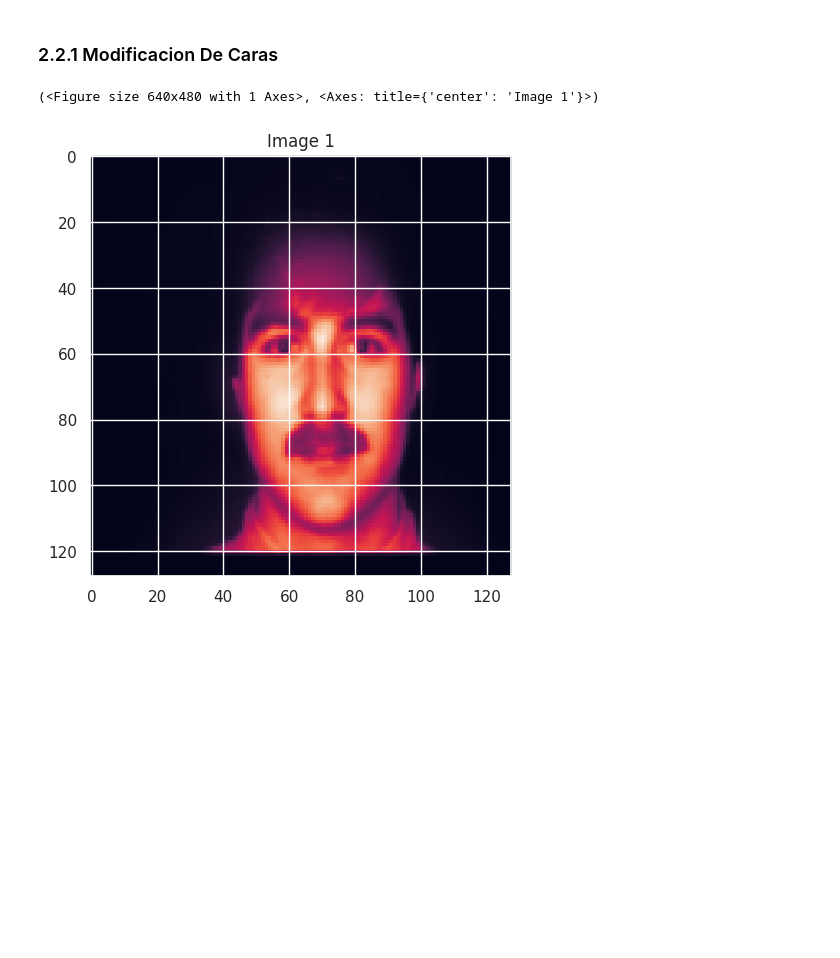
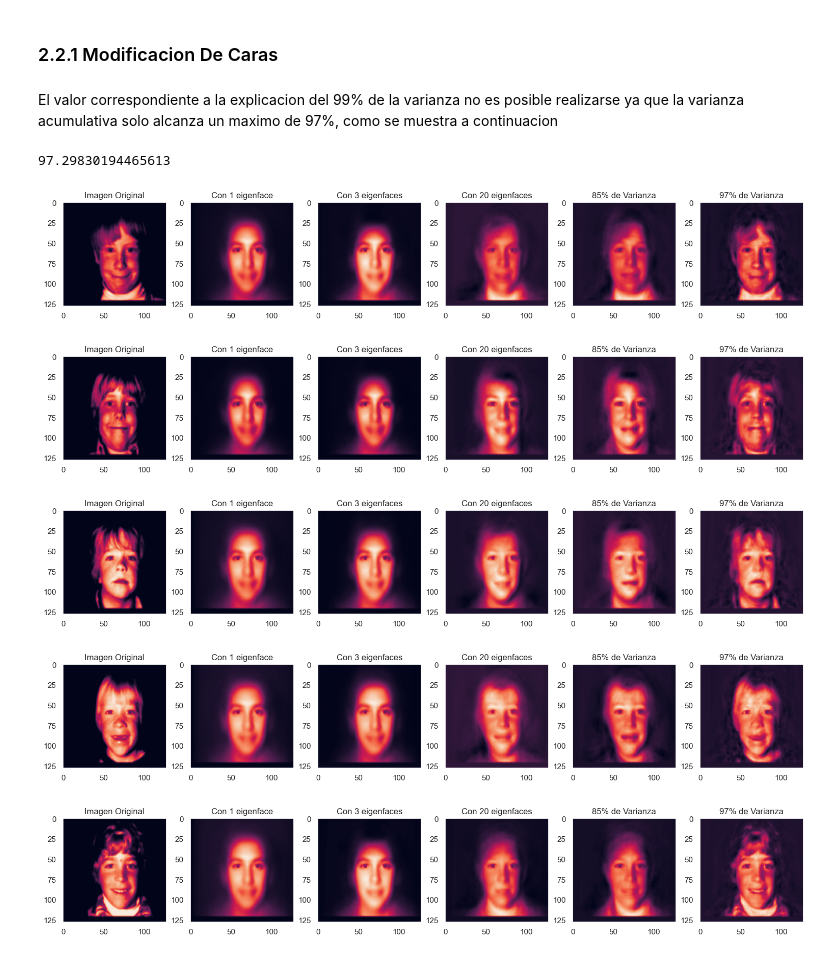
Before and after one commit to devBorisG/Estadistica-III, a Jupyter notebook: Tarea 2/main.ipynb, the cells around one changed output. Saved outputs shown, nothing was run; the diff lists cells and outputs as text; code cells hidden in the pictures; blank space fills up the shorter version.

```diff
--- a/Tarea 2/main.ipynb
+++ b/Tarea 2/main.ipynb
@@ -75,12 +73,15 @@ def plot_1_images(data, label="Image 1", ax=None):
     ax.set_title(label=label)
     return fig,ax
 # %%
-def plot_n_images(data):
+def plot_n_images(data, messages):
+    i = 0
     fn_shape = lambda X: X.reshape(128,128)
-    fig, ax = plt.subplots(1,len(data), constrained_layout=True)
+    fig, ax = plt.subplots(1,len(data), constrained_layout=True,figsize=(15,15))
     for item in range(len(data)):
         ax[item].imshow(fn_shape(data[item]))
-        ax[item].set_title(label="Image %s"% str(item+1))
+        ax[item].set_title(label=messages[i])
+        ax[item].grid(False)
+        i += 1
     plt.show()
 # %% [markdown]
 4. Se calcula el promedio de todos los datos obtenidos:
@@ -160,8 +158,56 @@ num_components_90
 # %% [markdown]
 ### 2.2.1 Modificacion De Caras
+# %% [markdown]
+El valor correspondiente a la explicacion del 99% de la varianza no es posible realizarse ya que la varianza acumulativa solo alcanza un maximo de 97%, como se muestra a continuacion
+# %%
+cumulative_variance[-1]
+# %% [output]
+97.29830194465613
 # %%
-face_1 = np.dot(x_reduced[0].reshape(1,-1),eigen_faces)
-plot_1_images(x_mean+eigen_faces[20:,:].sum(axis=0)+X[0])
+set_face_1 = [X[0],
+              np.dot(x_reduced[0].reshape(1,-1)[:,:1], eigen_faces[:1,:]) + x_mean,
+              np.dot(x_reduced[0].reshape(1,-1)[:,:3], eigen_faces[:3,:]) + x_mean,
+              np.dot(x_reduced[0].reshape(1,-1)[:,:20], eigen_faces[:20,:]) + x_mean,
+              np.dot(x_reduced[0].reshape(1,-1)[:,:(np.argmax(cumulative_variance >= 0.85) + 1)], eigen_faces[:(np.argmax(cumulative_variance >= 0.85) + 1),:]) + x_mean,
+              np.dot(x_reduced[0].reshape(1,-1)[:,:(np.argmax(cumulative_variance >= 0.97) + 1)], eigen_faces[:(np.argmax(cumulative_variance >= 0.97) + 1),:]) + x_mean]
+
+set_face_2 = [X[1],
+              np.dot(x_reduced[1].reshape(1,-1)[:,:1], eigen_faces[:1,:]) + x_mean,
+              np.dot(x_reduced[1].reshape(1,-1)[:,:3], eigen_faces[:3,:]) + x_mean,
+              np.dot(x_reduced[1].reshape(1,-1)[:,:20], eigen_faces[:20,:]) + x_mean,
+              np.dot(x_reduced[1].reshape(1,-1)[:,:(np.argmax(cumulative_variance >= 0.85) + 1)], eigen_faces[:(np.argmax(cumulative_variance >= 0.85) + 1),:]) + x_mean,
+              np.dot(x_reduced[1].reshape(1,-1)[:,:(np.argmax(cumulative_variance >= 0.97) + 1)], eigen_faces[:(np.argmax(cumulative_variance >= 0.97) + 1),:]) + x_mean]
+
+set_face_3 = [X[2],
+              np.dot(x_reduced[2].reshape(1,-1)[:,:1], eigen_faces[:1,:]) + x_mean,
+              np.dot(x_reduced[2].reshape(1,-1)[:,:3], eigen_faces[:3,:]) + x_mean,
+              np.dot(x_reduced[2].reshape(1,-1)[:,:20], eigen_faces[:20,:]) + x_mean,
+              np.dot(x_reduced[2].reshape(1,-1)[:,:(np.argmax(cumulative_variance >= 0.85) + 1)], eigen_faces[:(np.argmax(cumulative_variance >= 0.85) + 1),:]) + x_mean,
+              np.dot(x_reduced[2].reshape(1,-1)[:,:(np.argmax(cumulative_variance >= 0.97) + 1)], eigen_faces[:(np.argmax(cumulative_variance >= 0.97) + 1),:]) + x_mean]
+
+set_face_4 = [X[3],
+              np.dot(x_reduced[3].reshape(1,-1)[:,:1], eigen_faces[:1,:]) + x_mean,
+              np.dot(x_reduced[3].reshape(1,-1)[:,:3], eigen_faces[:3,:]) + x_mean,
+              np.dot(x_reduced[3].reshape(1,-1)[:,:20], eigen_faces[:20,:]) + x_mean,
+              np.dot(x_reduced[3].reshape(1,-1)[:,:(np.argmax(cumulative_variance >= 0.85) + 1)], eigen_faces[:(np.argmax(cumulative_variance >= 0.85) + 1),:]) + x_mean,
+              np.dot(x_reduced[3].reshape(1,-1)[:,:(np.argmax(cumulative_variance >= 0.97) + 1)], eigen_faces[:(np.argmax(cumulative_variance >= 0.97) + 1),:]) + x_mean]
+
+set_face_5 = [X[4],
+              np.dot(x_reduced[4].reshape(1,-1)[:,:1], eigen_faces[:1,:]) + x_mean,
+              np.dot(x_reduced[4].reshape(1,-1)[:,:3], eigen_faces[:3,:]) + x_mean,
+              np.dot(x_reduced[4].reshape(1,-1)[:,:20], eigen_faces[:20,:]) + x_mean,
+              np.dot(x_reduced[4].reshape(1,-1)[:,:(np.argmax(cumulative_variance >= 0.85) + 1)], eigen_faces[:(np.argmax(cumulative_variance >= 0.85) + 1),:]) + x_mean,
+              np.dot(x_reduced[4].reshape(1,-1)[:,:(np.argmax(cumulative_variance >= 0.97) + 1)], eigen_faces[:(np.argmax(cumulative_variance >= 0.97) + 1),:]) + x_mean]
+
+messages_list = ["Imagen Original","Con 1 eigenface","Con 3 eigenfaces","Con 20 eigenfaces","85% de Varianza","97% de Varianza"]
+plot_n_images(set_face_1,messages_list)
+plot_n_images(set_face_2,messages_list)
+plot_n_images(set_face_3,messages_list)
+plot_n_images(set_face_4,messages_list)
+plot_n_images(set_face_5,messages_list)
 # %% [output]
-(<Figure size 640x480 with 1 Axes>, <Axes: title={'center': 'Image 1'}>)
-[figure, old version]
+[figure, new version]
+[figure, added]
+[figure, added]
+[figure, added]
+[figure, added]
```
Also changed, not shown: parts of 6 cells of this notebook, 1 other file.
